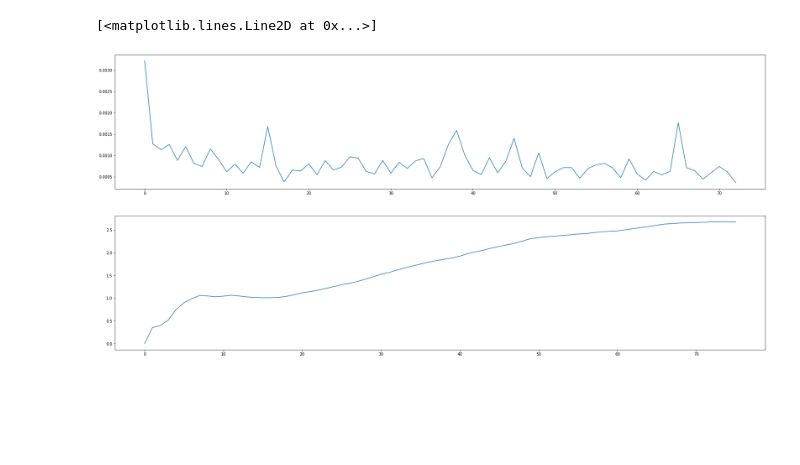
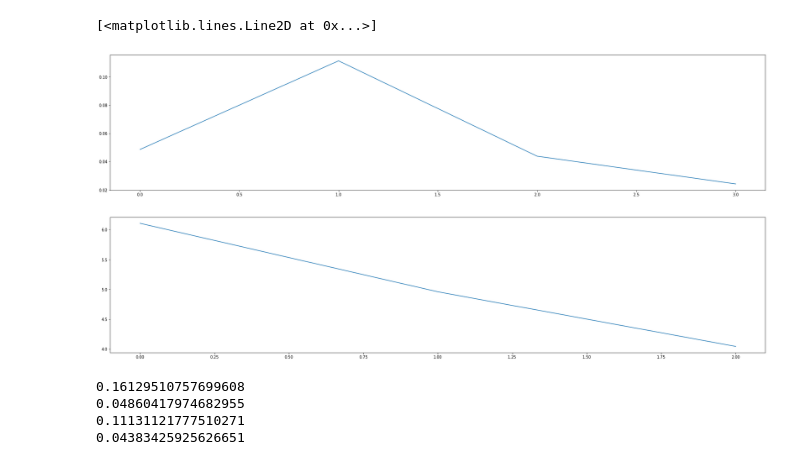
Before and after one commit to dercodeKoenig/trc-project, a Jupyter notebook: tx_1_large/visualization.ipynb, the cells around one changed output. Saved outputs shown, nothing was run; the diff lists cells and outputs as text; code cells hidden in the pictures; blank space fills up the shorter version.

```diff
--- a/tx_1_large/visualization.ipynb
+++ b/tx_1_large/visualization.ipynb
@@ -91,34 +91,48 @@ ax.plot(s)
 # %%
 
 s=1
 #s2 = 30000
 
-file1 = open("logs/loss_log.txt")
-text = file1.read()
+file1 = open("logs/loss_log.txt", "rb")
+text = str(file1.read().decode())
 file1.close()
+print(text)
 
-x = [float(x) for x in text.split("\n")[0:] if x != ""][3:]
+
+x = [float(x) for x in text.split("\n")[0:] if x != ""]
 weights = [m+1 for m in range(s)]
 x1=[np.average(x[i-s+1:i+1], weights = None)for i in tqdm(range(s,len(x)))]
 #x2=[np.average(x[max(0,i-s2+1):i+1])for i in tqdm(range(s,len(x)))]
 
-file1 = open("logs/qv_log.txt")
-text = file1.read()
+file1 = open("logs/qv_log.txt", "rb")
+text = file1.read().decode()
 file1.close()
+print(text)
 
 y = [float(x) for x in text.split("\n")[0:] if x != ""]
 weights = [m+1 for m in range(s)]
 y1=[np.average(y[i-s+1:i+1], weights = None)for i in tqdm(range(s,len(y)))]
+print(x1)
 
 clear_output()
 fig, ax = plt.subplots(2,1,figsize=(30,14))
 #ax[0].set_ylim(0,1)
 ax[0].plot(x1)
 #ax[0].plot(x2)
 #ax[1].set_ylim(0,2)
 ax[1].plot(y1)
 # %% [output]
 [<matplotlib.lines.Line2D at 0x...>]
-[figure, old version]
+[figure, new version]
 # %%
 #plt.plot([100*1.02**x for x in range(30)])
+# %%
+file1 = open("logs/loss_log.txt", "rb")
+text = str(file1.read().decode())
+file1.close()
+print(text)
+# %% [output]
+0.16129510757699608
+0.04860417974682955
+0.11131121777510271
+0.04383425925626651
```
Also changed, not shown: parts of 3 cells of this notebook, 7 other files.
